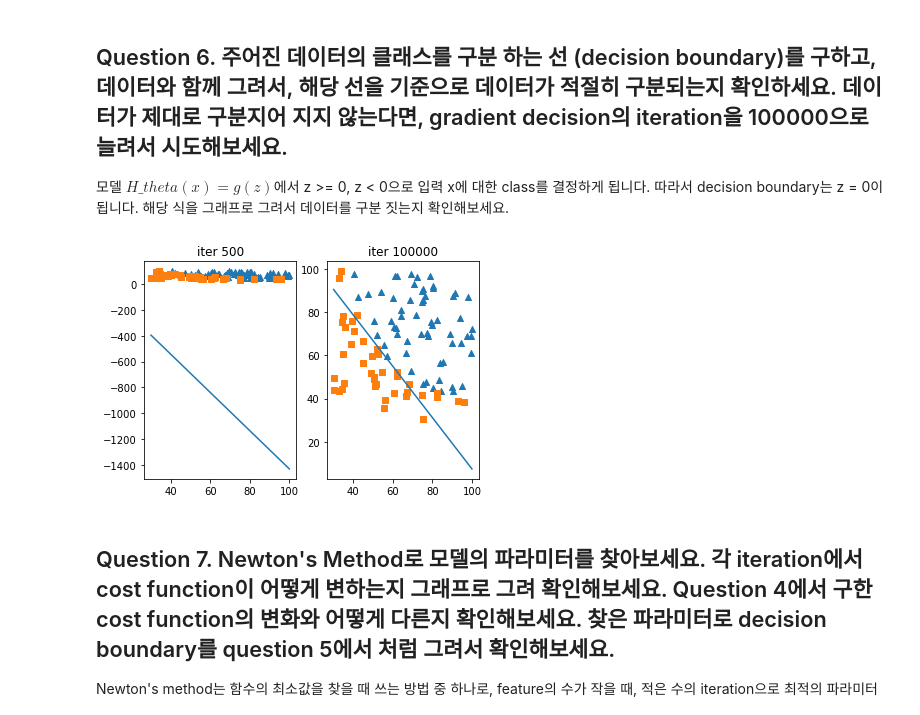
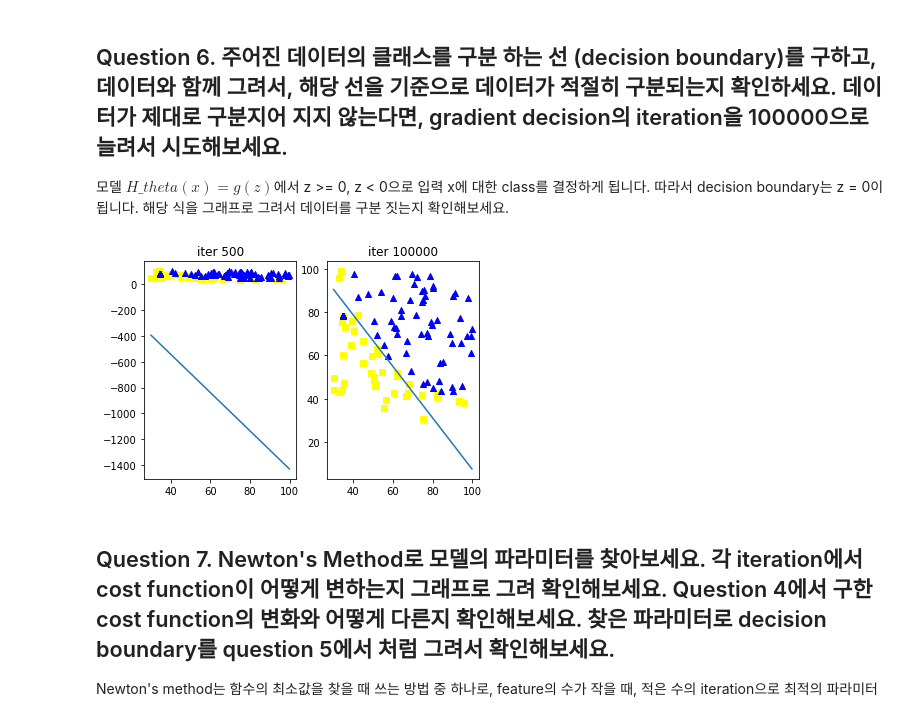
Before and after one commit to teang1995/C084, a Jupyter notebook: HW4_임용택_201520741/assign4_201520741임용택.ipynb, the cells around one changed output. Saved outputs shown, nothing was run; the diff lists cells and outputs as text; code cells hidden in the pictures.

```diff
--- a/HW4_임용택_201520741/assign4_201520741임용택.ipynb
+++ b/HW4_임용택_201520741/assign4_201520741임용택.ipynb
@@ -106,11 +106,9 @@ def cost_function(params, train_data, train_labels):
            train_data, input features
            train_labels, input lables
     '''
-    mul_pos = np.dot(np.log(sigmoid(np.transpose(np.dot(train_data, params)))), train_labels)
-    mul_neg = np.dot(np.log(1 - sigmoid(np.transpose(np.dot(train_data, params)))), 1 - train_labels)
-    cost = -(mul_pos + mul_neg) / len(train_data)
-    # implement cost function
-    return cost
+    Hx = sigmoid(np.dot(train_data, params)) # Hx.shape = (100, 1)
+    cost = np.dot(np.transpose(train_labels),np.log(Hx)) + np.dot(1 - np.transpose(train_labels), np.log(1 - Hx))
+    return -cost.item() / len(train_data)
 
 X_ = train_data[:, :2]
 X = np.concatenate(
@@ -122,9 +120,9 @@ def test_cost_function():
     print("Expected initial cost with 0-value parameters: 0.69.")
     print("Your cost function returns %.2f." % initial_cost)
 
-    test_theta = np.array([0.09, 0.44, -0.33]).T
+    test_theta = np.array([0.09, 0.44, -0.33]).reshape(3, 1)
     test_cost = cost_function(test_theta, X, y)
-    print("Expected initial cost with parameters [0.09, 0.44, -0.33]: 443.65.")
+    print("Expected initial cost with parameters [0.09, 0.44, -0.33]: 3.57.")
     print("Your cost function returns %.2f." % test_cost)
 test_cost_function()
 # %% [output]
@@ -144,14 +142,19 @@ Logistic regression의 gradient는 linear regression과 동일한 exponential fa
 위의 알고리즘을 구현하여, 파라미터를 찾으세요.
 # %%
 def gradient(theta, train_data, train_label):
-    # Put your code
-    return gradient
+    Hx = sigmoid(np.dot(train_data, theta)) # Hx.shape = (100, 1)
+    gradient = np.dot(np.transpose(train_data), Hx - train_label)
+    return gradient / len(train_label)
 
 def compute_gradient_descent(theta, train_data, train_label, alpha=0.01, niter=1500):
     costs = []
+    for _ in range(niter):
+        cost = cost_function(theta, train_data, train_label)
+        costs.append(cost)
+        theta = theta - gradient(theta, train_data, train_label) * alpha
     # Put your code
     # Put your code
-    # Put your code
+    new_theta = theta
     return new_theta, costs
 
 X_ = train_data[:, :2]
@@ -171,5 +174,5 @@ new_theta, costs = compute_gradient_descent(zero_theta, X, y, ALPHA, NITER)
 print('Expected model parameters: [-0.03, 0.01, 0.00]')
 print('Your model parameters: [%.2f, %.2f, %.2f]' % tuple(*new_theta.T))
 
-plt.plot(range(NITER+1), costs)
+plt.plot(range(NITER), costs)
 # %% [output]
@@ -181,22 +189,33 @@ IndexError: index 2 is out of bounds for axis 1 with size 2
 # %%
 # Implement decision boundary
 def decision_boundary(params, xrange):
     # Input: params - model parameters
-    #      : xrange - x-axis's range
-    # Put your code
-
-
+    Xs = np.arange(int(xrange[0]), int(xrange[1]), 0.1)  #: xrange - x-axis's range
+    Ys = [-params[1] * x/ params[2] - params[0]/params[2] for x in Xs]
+    plt.plot(Xs, Ys)
 new_theta_500, _ = compute_gradient_descent(zero_theta, X, y, ALPHA, 500)
 new_theta_100000, _ = compute_gradient_descent(zero_theta, X, y, ALPHA, 100000)
 
+x1 = train_data[:, 0]
+x2 = train_data[:, 1]
 ax = plt.subplot(121)
 ax.set_title('iter 500')
+y0 = np.where(y == 0)
+y1 = np.where(y == 1)
+for y_ in y0:
+    plt.scatter(x1[y_], x2[y_], color= 'yellow', marker='s')
+for y_ in y1:
+    plt.scatter(x1[y_], x2[y_], color='b', marker='^')
 decision_boundary(new_theta_500.flatten(), [30,100])
 ax = plt.subplot(122)
 ax.set_title('iter 100000')
+for y_ in y0:
+    plt.scatter(x1[y_], x2[y_], color= 'yellow', marker='s')
+for y_ in y1:
+    plt.scatter(x1[y_], x2[y_], color='b', marker='^')
 decision_boundary(new_theta_100000.flatten(), [30,100])
 # %% [output]
-[figure, old version]
+[figure, new version]
 # %% [markdown]
 ## Question 7. Newton's Method로 모델의 파라미터를 찾아보세요. 각 iteration에서 cost function이 어떻게 변하는지 그래프로 그려 확인해보세요. Question 4에서 구한 cost function의 변화와 어떻게 다른지 확인해보세요. 찾은 파라미터로 decision boundary를 question 5에서 처럼 그려서 확인해보세요.
 
```
Also changed, not shown: parts of 7 cells of this notebook, 1 other file.
